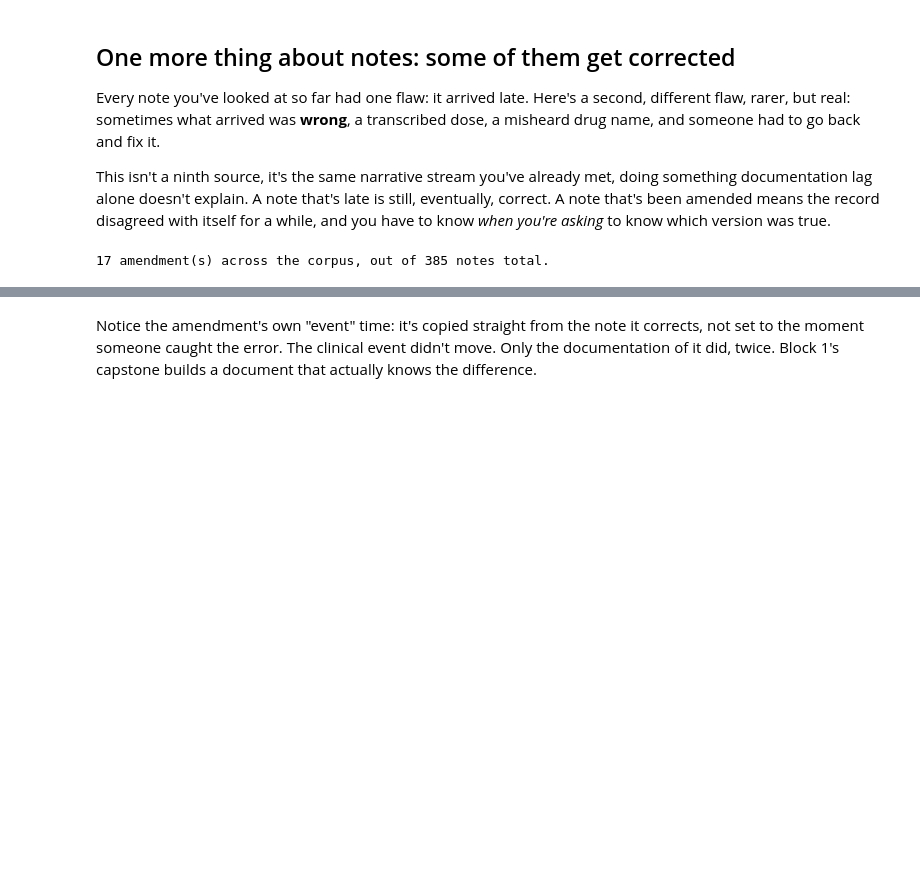
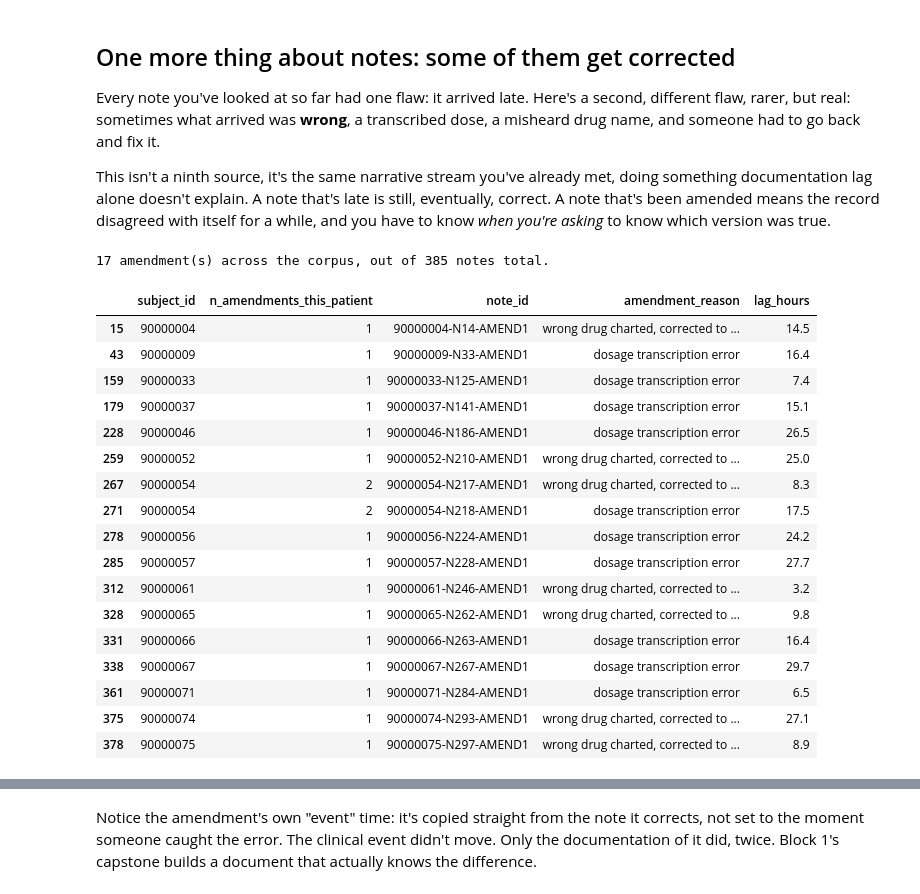
Before and after one commit to lbutler2405/doceng26-pulse-and-paper, a Jupyter notebook: Notebooks/block0_understanding_the_data.ipynb, the cells around one changed output, grey strips where cells are left out. Saved outputs shown, nothing was run; the diff lists cells and outputs as text; code cells hidden in the pictures; blank space fills up the shorter version.

```diff
--- a/Notebooks/block0_understanding_the_data.ipynb
+++ b/Notebooks/block0_understanding_the_data.ipynb
@@ -344,4 +342,34 @@ amendments = notes[notes.note_type == "amendment"]
 print(f"{len(amendments)} amendment(s) across the corpus, out of {len(notes)} notes total.")
 # %% [output]
 17 amendment(s) across the corpus, out of 385 notes total.
+# %%
+amendments = notes[notes.note_type == "amendment"].copy()
+originals = notes.set_index("note_id")
+
+amendments["original_charted"] = amendments.amends_note_id.map(originals.storetime)
+amendments["lag_hours"] = (amendments.storetime - amendments.original_charted).dt.total_seconds() / 3600
+amendments["n_amendments_this_patient"] = amendments.groupby("subject_id")["subject_id"].transform("count")
+
+summary = amendments[["subject_id", "n_amendments_this_patient", "note_id", "amendment_reason", "lag_hours"]]
+summary = summary.sort_values(["subject_id", "note_id"]).round({"lag_hours": 1})
+summary
+# %% [output]
+|  | subject_id | n_amendments_this_patient | note_id | amendment_reason | lag_hours |
+| 15 | 90000004 | 1 | 90000004-N14-AMEND1 | wrong drug charted, corrected to ... | 14.5 |
+| 43 | 90000009 | 1 | 90000009-N33-AMEND1 | dosage transcription error | 16.4 |
+| 159 | 90000033 | 1 | 90000033-N125-AMEND1 | dosage transcription error | 7.4 |
+| 179 | 90000037 | 1 | 90000037-N141-AMEND1 | dosage transcription error | 15.1 |
+| 228 | 90000046 | 1 | 90000046-N186-AMEND1 | dosage transcription error | 26.5 |
+| 259 | 90000052 | 1 | 90000052-N210-AMEND1 | wrong drug charted, corrected to ... | 25.0 |
+| 267 | 90000054 | 2 | 90000054-N217-AMEND1 | wrong drug charted, corrected to ... | 8.3 |
+| 271 | 90000054 | 2 | 90000054-N218-AMEND1 | dosage transcription error | 17.5 |
+| 278 | 90000056 | 1 | 90000056-N224-AMEND1 | dosage transcription error | 24.2 |
+| 285 | 90000057 | 1 | 90000057-N228-AMEND1 | dosage transcription error | 27.7 |
+| 312 | 90000061 | 1 | 90000061-N246-AMEND1 | wrong drug charted, corrected to ... | 3.2 |
+| 328 | 90000065 | 1 | 90000065-N262-AMEND1 | wrong drug charted, corrected to ... | 9.8 |
+| 331 | 90000066 | 1 | 90000066-N263-AMEND1 | dosage transcription error | 16.4 |
+| 338 | 90000067 | 1 | 90000067-N267-AMEND1 | dosage transcription error | 29.7 |
+| 361 | 90000071 | 1 | 90000071-N284-AMEND1 | dosage transcription error | 6.5 |
+| 375 | 90000074 | 1 | 90000074-N293-AMEND1 | wrong drug charted, corrected to ... | 27.1 |
+| 378 | 90000075 | 1 | 90000075-N297-AMEND1 | wrong drug charted, corrected to ... | 8.9 |
 # %%
```
Also changed, not shown: parts of 13 cells of this notebook.
